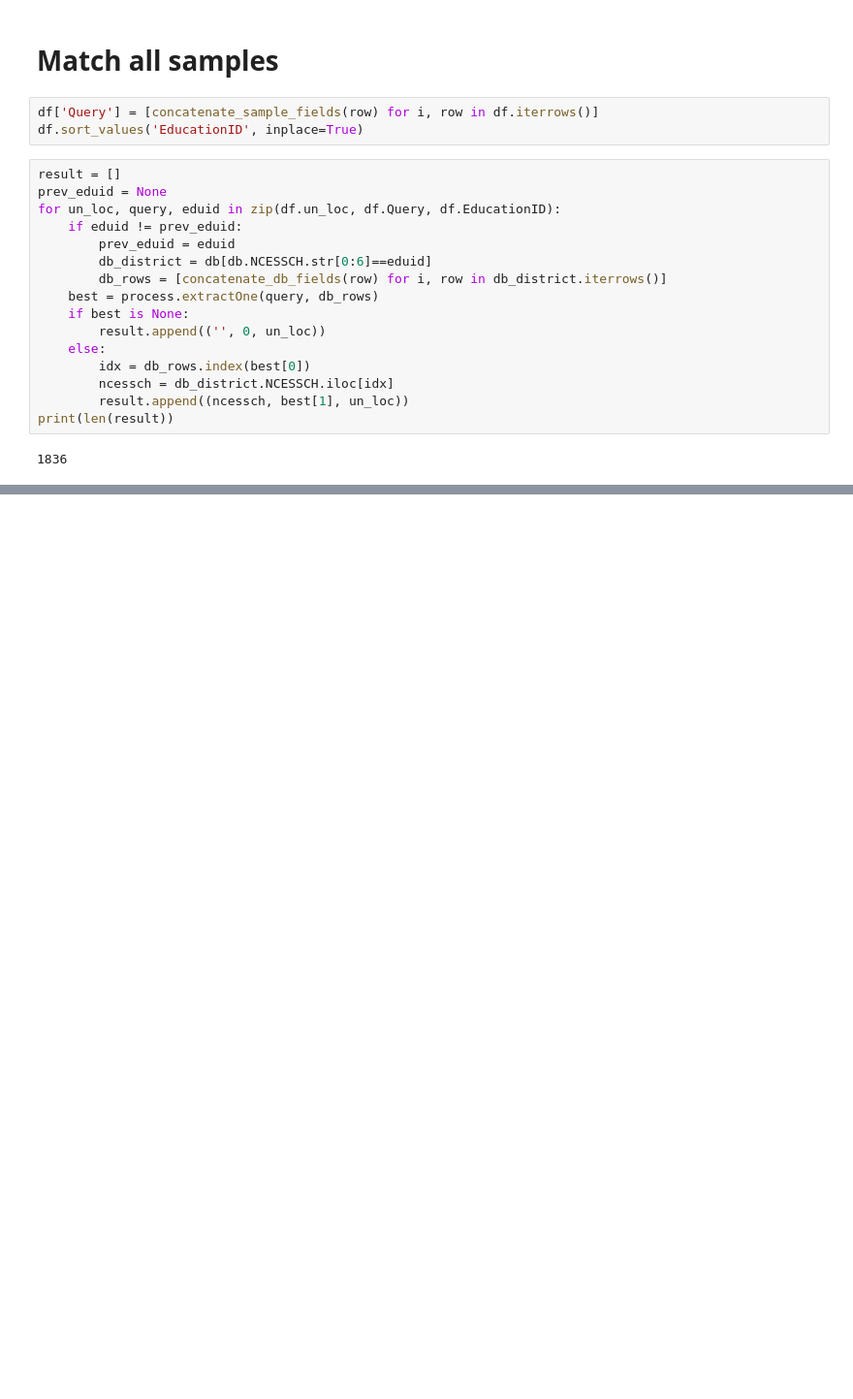
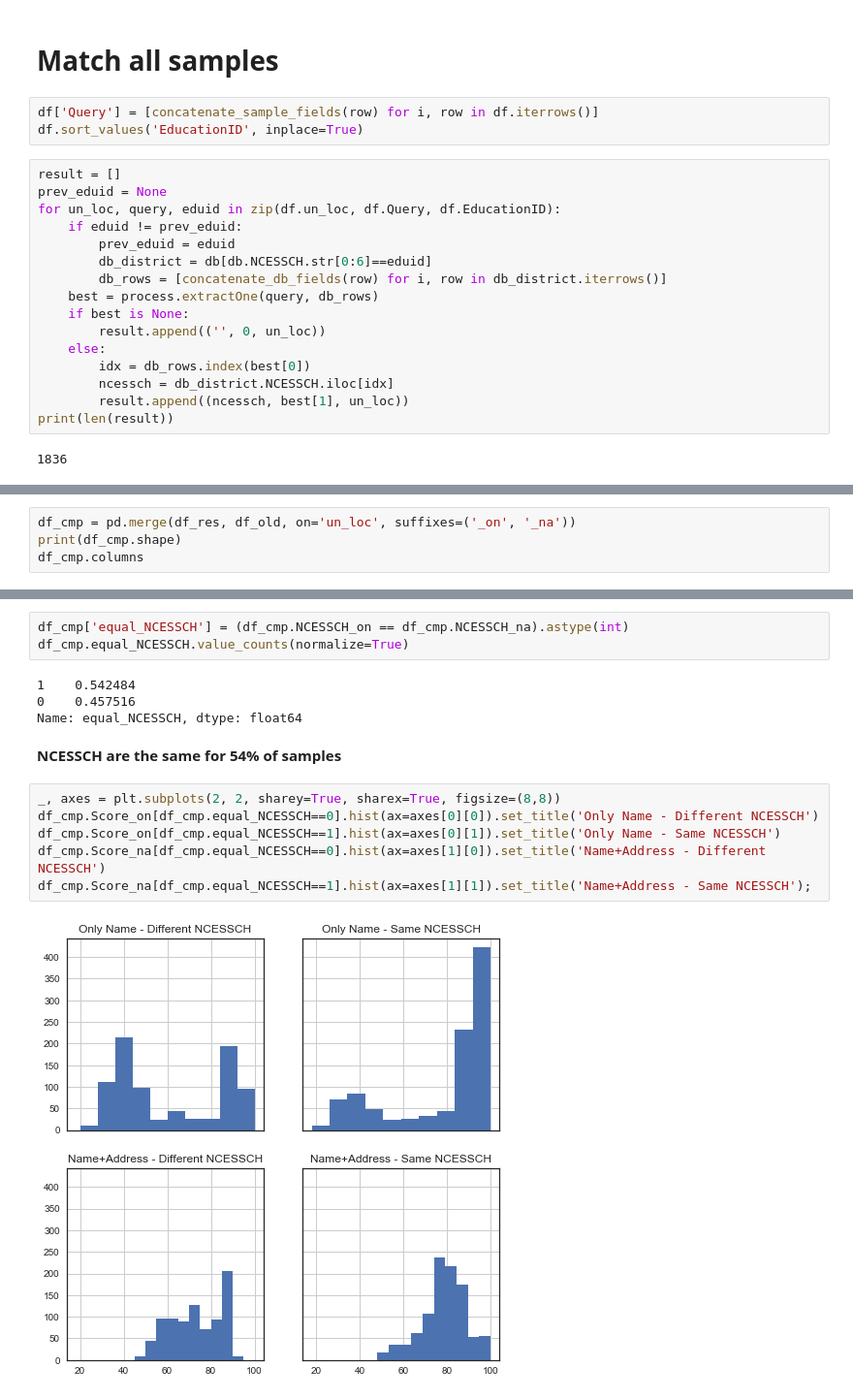
Before and after one commit to leeprevost/SchoolLocationFuzzyMatch, a Jupyter notebook: fuzzy.ipynb, the cells around one changed output, grey strips where cells are left out. Shown at 97% size. Cells and saved outputs as stored; diff of their text form; blank space fills up the shorter version.

```diff
--- a/fuzzy.ipynb
+++ b/fuzzy.ipynb
@@ -324,0 +341,4 @@ df_res.head()
+# %%
+df_cmp = pd.merge(df_res, df_old, on='un_loc', suffixes=('_on', '_na'))
+print(df_cmp.shape)
+df_cmp.columns
@@ -324,0 +364,17 @@ df_res.head()
+# %%
+df_cmp['equal_NCESSCH'] = (df_cmp.NCESSCH_on == df_cmp.NCESSCH_na).astype(int)
+df_cmp.equal_NCESSCH.value_counts(normalize=True)
+# %% [output]
+1    0.542484
+0    0.457516
+Name: equal_NCESSCH, dtype: float64
+# %% [markdown]
+**NCESSCH are the same for 54% of samples**
+# %%
+_, axes = plt.subplots(2, 2, sharey=True, sharex=True, figsize=(8,8))
+df_cmp.Score_on[df_cmp.equal_NCESSCH==0].hist(ax=axes[0][0]).set_title('Only Name - Different NCESSCH')
+df_cmp.Score_on[df_cmp.equal_NCESSCH==1].hist(ax=axes[0][1]).set_title('Only Name - Same NCESSCH')
+df_cmp.Score_na[df_cmp.equal_NCESSCH==0].hist(ax=axes[1][0]).set_title('Name+Address - Different NCESSCH')
+df_cmp.Score_na[df_cmp.equal_NCESSCH==1].hist(ax=axes[1][1]).set_title('Name+Address - Same NCESSCH');
+# %% [output]
+[figure, added]
```
Also changed, not shown: parts of 15 cells of this notebook.
